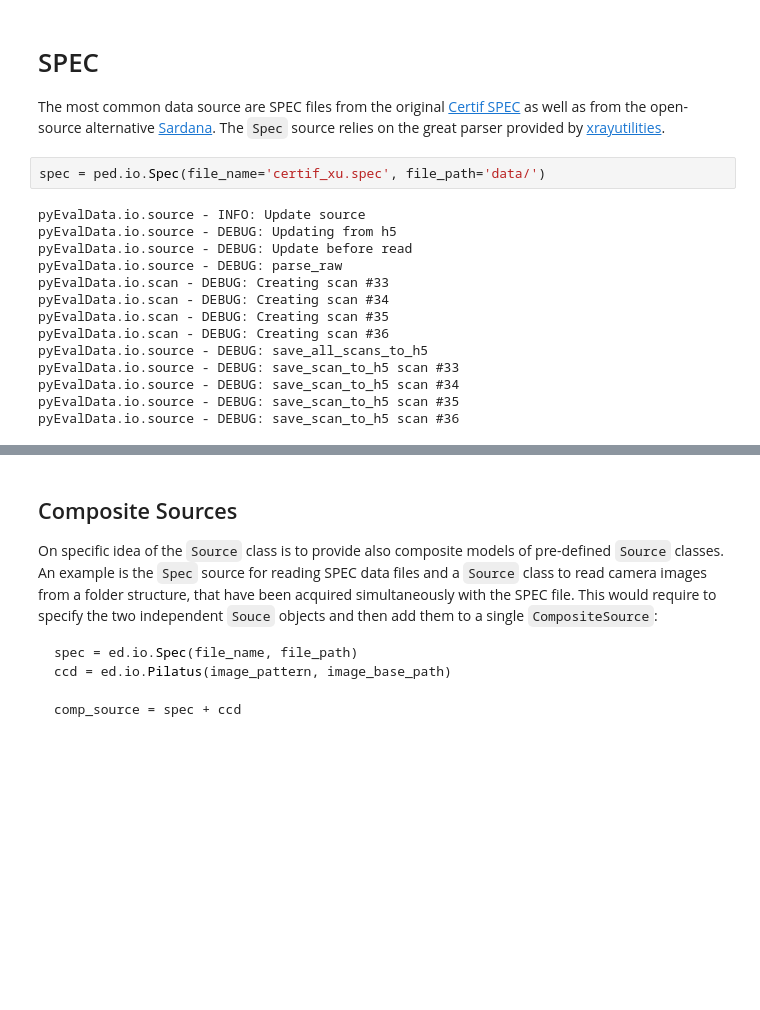
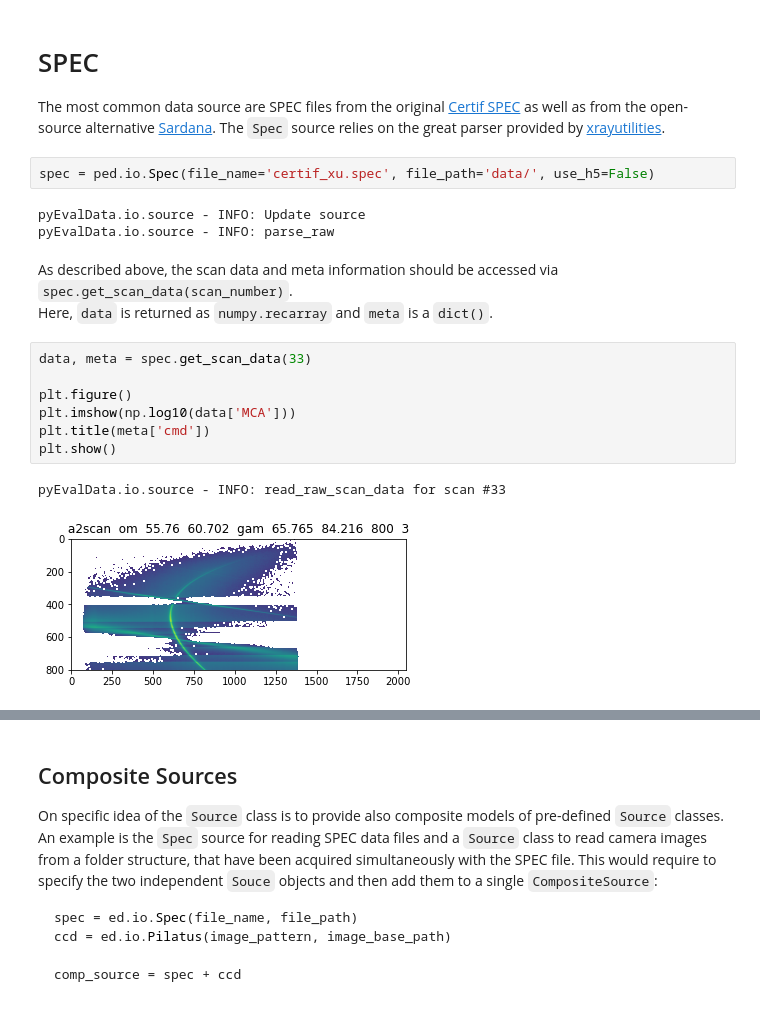
Before and after one commit to dschick/pyEvalData, a Jupyter notebook: docs/source/examples/source.ipynb, the cells around one changed output, grey strips where cells are left out. Saved outputs shown, nothing was run; the diff lists cells and outputs as text; blank space fills up the shorter version.

Commit message:
spec example for source

```diff
--- a/docs/source/examples/source.ipynb
+++ b/docs/source/examples/source.ipynb
@@ -42,18 +36,20 @@ cannot open database file c:\users\loc_schick\general\git\xrayutilities\lib\xray
 The most common data source are SPEC files from the original [Certif SPEC](https://certif.com/content/spec) as well as from the open-source alternative [Sardana](https://sardana-controls.org).
 The `Spec` source relies on the great parser provided by [xrayutilities](https://xrayutilities.sourceforge.io).
 # %%
-spec = ped.io.Spec(file_name='certif_xu.spec', file_path='data/')
+spec = ped.io.Spec(file_name='certif_xu.spec', file_path='data/', use_h5=False)
 # %% [output]
 pyEvalData.io.source - INFO: Update source
-pyEvalData.io.source - DEBUG: Updating from h5
-pyEvalData.io.source - DEBUG: Update before read
-pyEvalData.io.source - DEBUG: parse_raw
-pyEvalData.io.scan - DEBUG: Creating scan #33
-pyEvalData.io.scan - DEBUG: Creating scan #34
-pyEvalData.io.scan - DEBUG: Creating scan #35
-pyEvalData.io.scan - DEBUG: Creating scan #36
-pyEvalData.io.source - DEBUG: save_all_scans_to_h5
-pyEvalData.io.source - DEBUG: save_scan_to_h5 scan #33
-pyEvalData.io.source - DEBUG: save_scan_to_h5 scan #34
-pyEvalData.io.source - DEBUG: save_scan_to_h5 scan #35
-pyEvalData.io.source - DEBUG: save_scan_to_h5 scan #36
+pyEvalData.io.source - INFO: parse_raw
+# %% [markdown]
+As described above, the scan data and meta information should be accessed via `spec.get_scan_data(scan_number)`.
+Here, `data` is returned as `numpy.recarray` and `meta` is a `dict()`.
+# %%
+data, meta = spec.get_scan_data(33)
+
+plt.figure()
+plt.imshow(np.log10(data['MCA']))
+plt.title(meta['cmd'])
+plt.show()
+# %% [output]
+pyEvalData.io.source - INFO: read_raw_scan_data for scan #33
+[figure, added]
```
Also changed, not shown: parts of 3 cells of this notebook.
